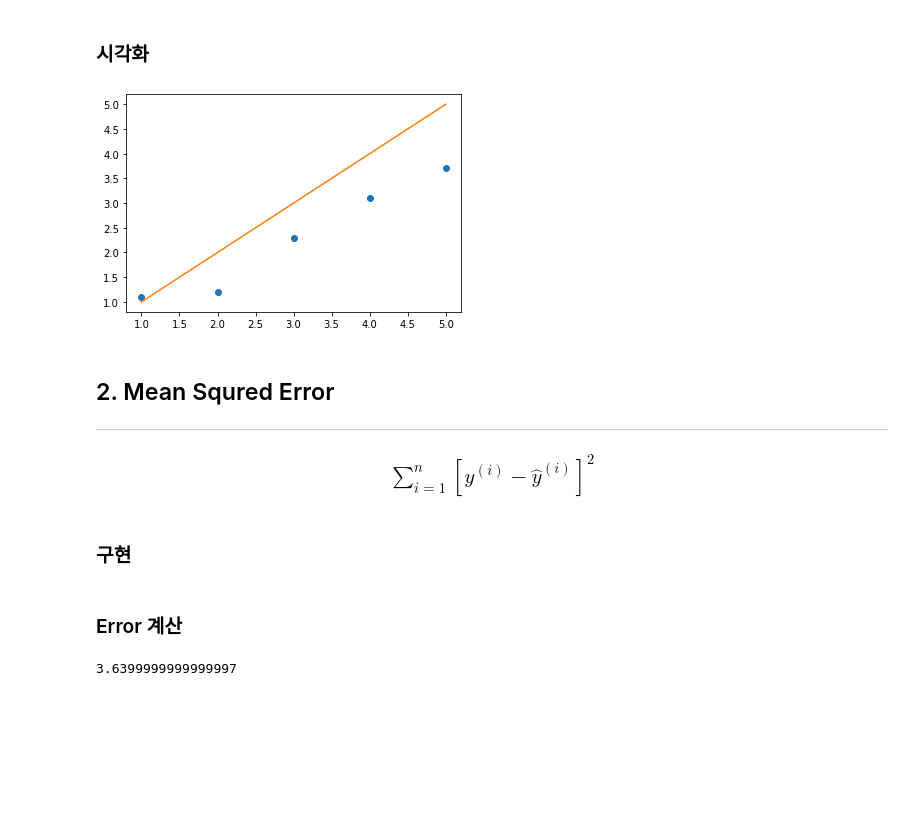
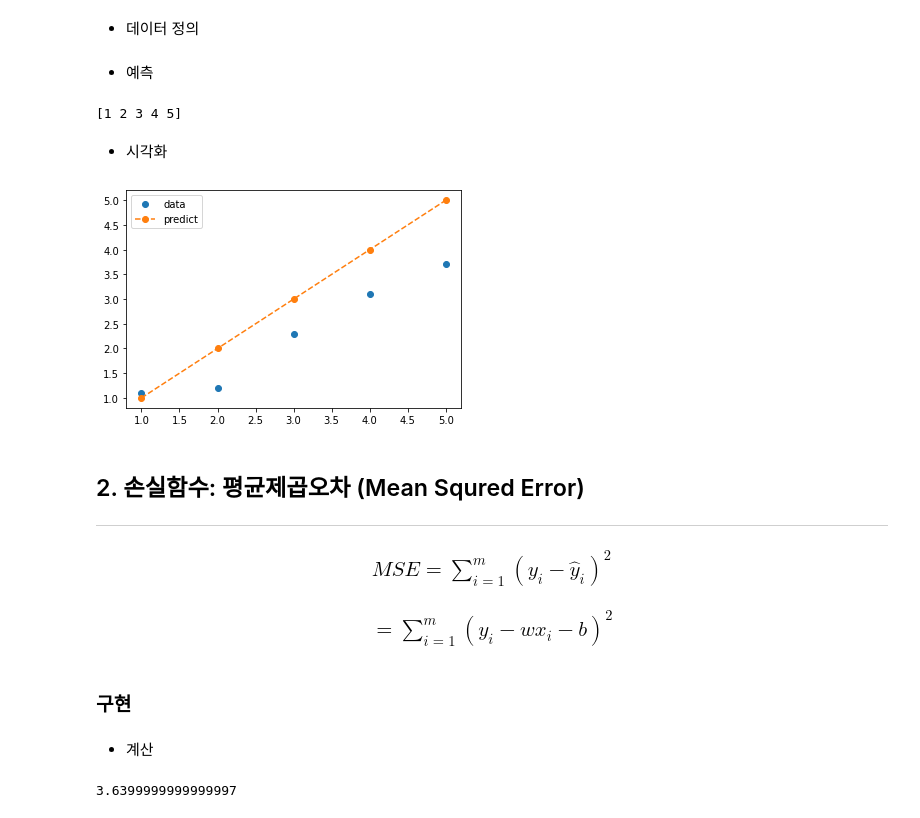
Before and after one commit to yebiny/Brain_Tumor_Classify, a Jupyter notebook: LinearRegression.ipynb, the cells around one changed output. Cells and saved outputs as stored; diff of their text form; code cells hidden in the pictures; blank space fills up the shorter version.

```diff
--- a/LinearRegression.ipynb
+++ b/LinearRegression.ipynb
@@ -22,4 +35,4 @@ from tensorflow.keras import optimizers
 # %%
-def hypothesis(x, W=1, b=0):
-  return np.dot(W,x)+b
+def hypothesis(x, w=1, b=0):
+  return np.dot(w,x)+b
 # %% [markdown]
@@ -32,27 +45,38 @@ def hypothesis(x, W=1, b=0):
 |3|2.2|
 |4|3.1|
 |5|3.7|
+# %% [markdown]
+* 데이터 정의
 # %%
 x = [1,2,3,4,5]
 y = [1.1,1.2,2.3,3.1,3.7]
+# %% [markdown]
+* 예측
+# %%
+y_pred = hypothesis(x)
+print(y_pred)
+# %% [output]
+[1 2 3 4 5]
 # %% [markdown]
-### 시각화
+* 시각화
 # %%
-y_pred = hypothesis(x)
 plt.plot(x, y , marker='o', linestyle='')
-plt.plot(x, y_pred)
+plt.plot(x, y_pred, marker='o', linestyle='--')
+plt.legend(["data", "predict"])
 plt.show()
 # %% [output]
-[figure, old version]
+[figure, new version]
 # %% [markdown]
-## 2. Mean Squred Error
+## 2. 손실함수: 평균제곱오차 (Mean Squred Error)
 ---
 
 </br>
 
-### <center>$\sum_{i=1}^n[y^{(i)}-\hat{y}^{(i)}]^2$</center>
+### <center>$ MSE = \sum_{i=1}^m(y_i-\hat{y}_i)^2$</center>
+
+### <center>$=\sum_{i=1}^m(y_i-wx_i-b)^2$
 # %% [markdown]
-### 구현
+### **구현**
 # %%
 def mse(y, y_pred):
   error=0
@@ -63,7 +87,7 @@ def mse(y, y_pred):
 def mse(y, y_pred):
   return np.sum([(yi-yi_pred)**2 for yi, yi_pred in zip(y, y_pred)])
 # %% [markdown]
-### Error 계산
+* 계산
 # %%
 error = mse(y, y_pred)
 print(error)
```
Also changed, not shown: parts of 18 cells of this notebook.
